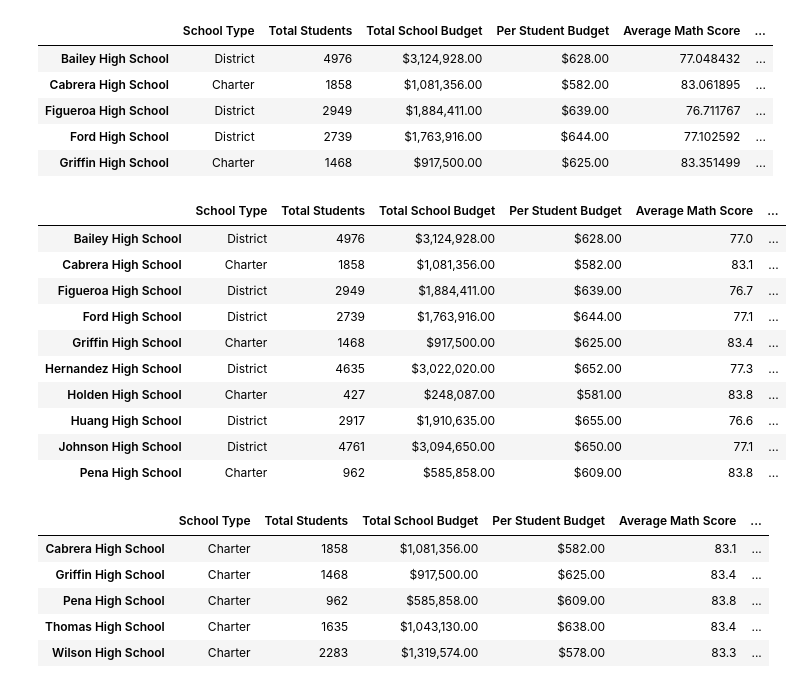
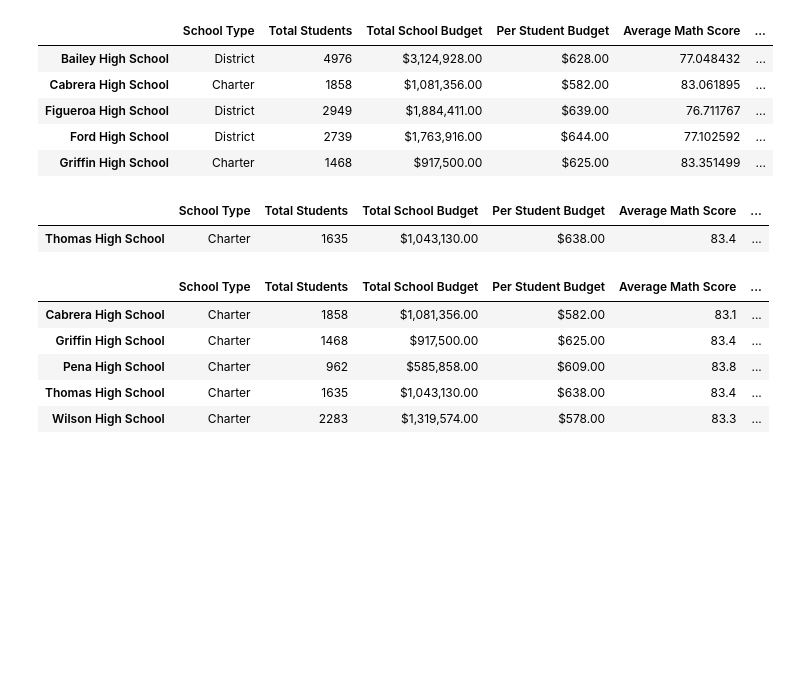
Before and after one commit to cedoula/School_District_Analysis, a Jupyter notebook: PyCitySchools.ipynb, the cells around one changed output. Drawn from its saved outputs; the diff is of its cells as text; code cells hidden in the pictures; blank space fills up the shorter version.

```diff
--- a/PyCitySchools.ipynb
+++ b/PyCitySchools.ipynb
@@ -949,28 +949,19 @@ per_school_summary_df.head()
 # %%
 # Format the other columns
 per_school_summary_df["Average Math Score"] = per_school_summary_df["Average Math Score"].map("{:.1f}".format)
 
 per_school_summary_df["Average Reading Score"] = per_school_summary_df["Average Reading Score"].map("{:.1f}".format)
 
 per_school_summary_df["% Passing Math"] = per_school_summary_df["% Passing Math"].map("{:.0f}".format)
 
 per_school_summary_df["% Passing Reading"] = per_school_summary_df["% Passing Reading"].map("{:.0f}".format)
 
 per_school_summary_df["% Overall Passing"] = per_school_summary_df["% Overall Passing"].map("{:.0f}".format)
 
-per_school_summary_df.head(10)
+per_school_summary_df[per_school_summary_df.index == "Thomas High School"]
 # %% [output]
 |  | School Type | Total Students | Total School Budget | Per Student Budget | Average Math Score | ... |
-| Bailey High School | District | 4976 | $3,124,928.00 | $628.00 | 77.0 | ... |
-| Cabrera High School | Charter | 1858 | $1,081,356.00 | $582.00 | 83.1 | ... |
-| Figueroa High School | District | 2949 | $1,884,411.00 | $639.00 | 76.7 | ... |
-| Ford High School | District | 2739 | $1,763,916.00 | $644.00 | 77.1 | ... |
-| Griffin High School | Charter | 1468 | $917,500.00 | $625.00 | 83.4 | ... |
-| Hernandez High School | District | 4635 | $3,022,020.00 | $652.00 | 77.3 | ... |
-| Holden High School | Charter | 427 | $248,087.00 | $581.00 | 83.8 | ... |
-| Huang High School | District | 2917 | $1,910,635.00 | $655.00 | 76.6 | ... |
-| Johnson High School | District | 4761 | $3,094,650.00 | $650.00 | 77.1 | ... |
-| Pena High School | Charter | 962 | $585,858.00 | $609.00 | 83.8 | ... |
+| Thomas High School | Charter | 1635 | $1,043,130.00 | $638.00 | 83.4 | ... |
 # %%
 # Sort and show top five schools.
 top_schools = per_school_summary_df.sort_values(["% Overall Passing"], ascending=False)
```
Also changed, not shown: 16 other files.
